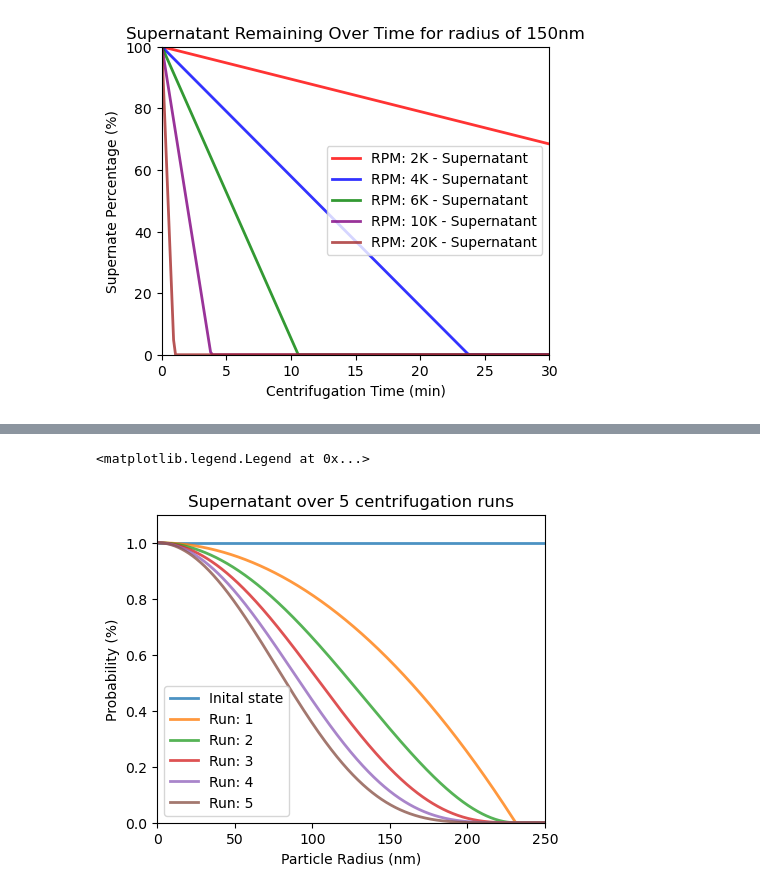
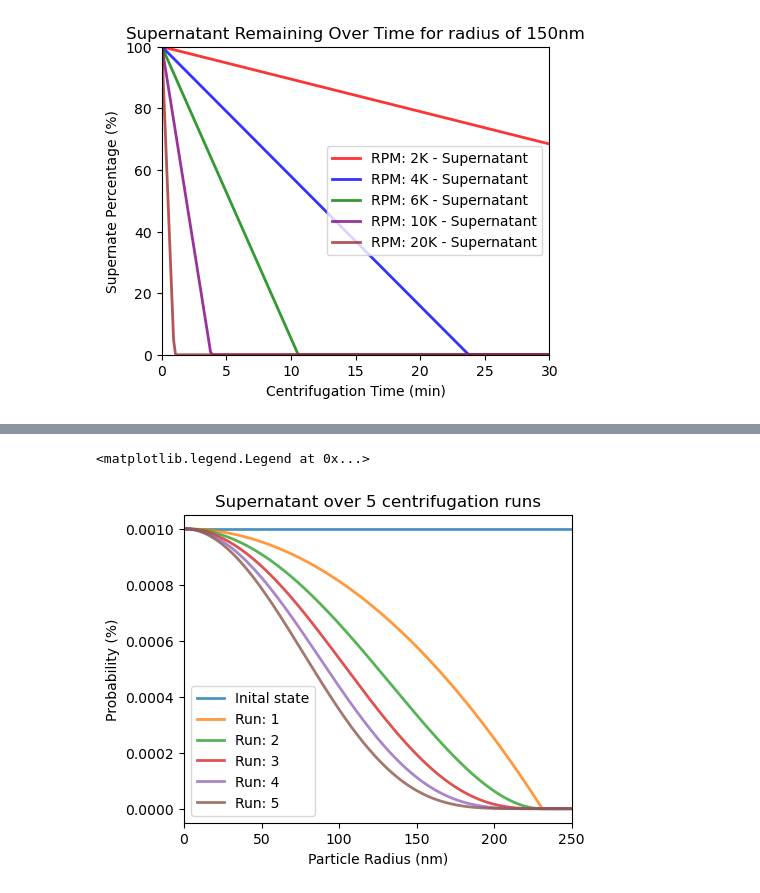
Before and after one commit to williammcmp/Nano-Particle-Playground, a Jupyter notebook: Centrifugation Model.ipynb, the cells around one changed output, grey strips where cells are left out. Drawn from its saved outputs; the diff is of its cells as text; code cells hidden in the pictures.

```diff
--- a/Centrifugation Model.ipynb
+++ b/Centrifugation Model.ipynb
@@ -74,8 +79,8 @@ plt.show()
 # %%
 # How does mutiple runs look for a single size particle?
-size = 100 * 1e-9
-rpm = 4000
-runs = 2
+size = 70 * 1e-9
+rpm = 1000
+runs = 3
 
 prob = 1
 
@@ -91,7 +96,7 @@ for run in range(runs):
     # Add a gray dotted line at y=prob
     ax.axhline(y=prob * 1e2, color='gray', linestyle='--', linewidth=1, alpha=0.5)
 
-ax.set_ylim([0,100])
+# ax.set_ylim([0,100])
 ax.set_xlim([0,time[-1]])
 
 ax.set_xlabel("Centrifugation Time (min)")
@@ -104,6 +109,6 @@ ax.legend()
 # %%
 # Pallets and supernatants
-size = 100 * 1e-9
+size = 70 * 1e-9
 rpm = 4000
 runs = 3
 
@@ -125,11 +130,11 @@ for run in range(runs):
     # Add a gray dotted line at y=prob
     ax.axhline(y=prob * 1e2, color='gray', linestyle='--', linewidth=1, alpha=0.5)
 
-ax.set_ylim([0,100])
+# ax.set_ylim([0,100])
 ax.set_xlim([0,time[-1]])
 
 ax.set_xlabel("Centrifugation Time (min)")
-ax.set_ylabel("Supernate Percentage (%)")
+ax.set_ylabel("Composition (%)")
 ax.set_title(f'Colloid Composition Over Centrifuge Cycles of Radius {size * 1e9:.0f}nm')
 ax.legend()
 # %% [output]
@@ -176,33 +197,34 @@ runs = 5
 count = 1000
 size = np.linspace(1,251,count) * 1e-9
 rpm = 4000
 
-prob = np.ones(count)
+# normalised to have all size equally likly
+prob = np.ones(count) / count
 times = 10
 
 
 fig, ax = plt.subplots(figsize=(5,4))
 
 ax.plot(size*1e9, prob, label=f"Inital state", alpha = 0.8, linewidth=2)
 
 
 for j in range(runs):
 
     for i in range(count):
         prob[i], pallets = cal_supernate_and_pallets(size[i], prob[i], times,
                                               particle_density, liquid_density, liquid_viscosity,
                                              rpm, arm_length, length)
 
     ax.plot(size*1e9, prob, label=f"Run: {j+ 1}", alpha = 0.8, linewidth=2)
 
 
 ax.set_xlim([0,250])
-ax.set_ylim([0,1.1])
+# ax.set_ylim([0,1.1])
 
 ax.set_xlabel("Particle Radius (nm)")
 ax.set_ylabel("Probability (%)")
 ax.set_title(f"Supernatant over {runs} centrifugation runs")
 ax.legend()
 # %% [output]
 <matplotlib.legend.Legend at 0x...>
-[figure, old version]
+[figure, new version]
```
Also changed, not shown: parts of 30 cells of this notebook.
